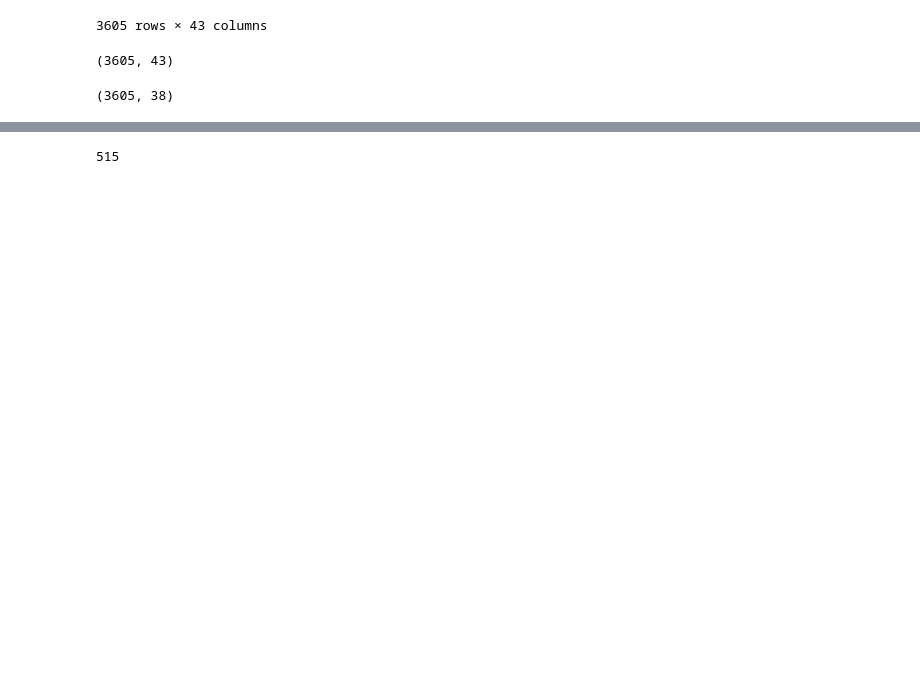
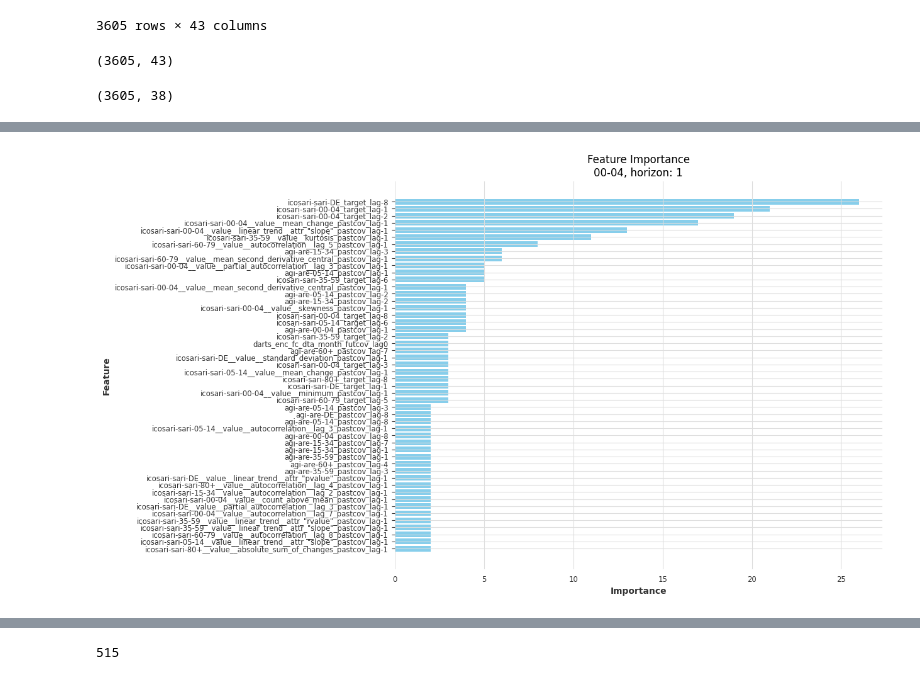
Before and after one commit to dwolffram/SARI-ML, a Jupyter notebook: notebooks/feature_engineering.ipynb, the cells around one changed output, grey strips where cells are left out. Drawn from its saved outputs; the diff is of its cells as text; code cells hidden in the pictures; blank space fills up the shorter version.

```diff
--- a/notebooks/feature_engineering.ipynb
+++ b/notebooks/feature_engineering.ipynb
@@ -153,0 +273,4 @@ ts_features = load_features()
+# %%
+plot_importance_lgbm(model, age_group='00-04', horizon=1, max_features=50, y_size=8)
+# %% [output]
+[figure, added]
```
Also changed, not shown: parts of 43 cells of this notebook, 9 other files.
